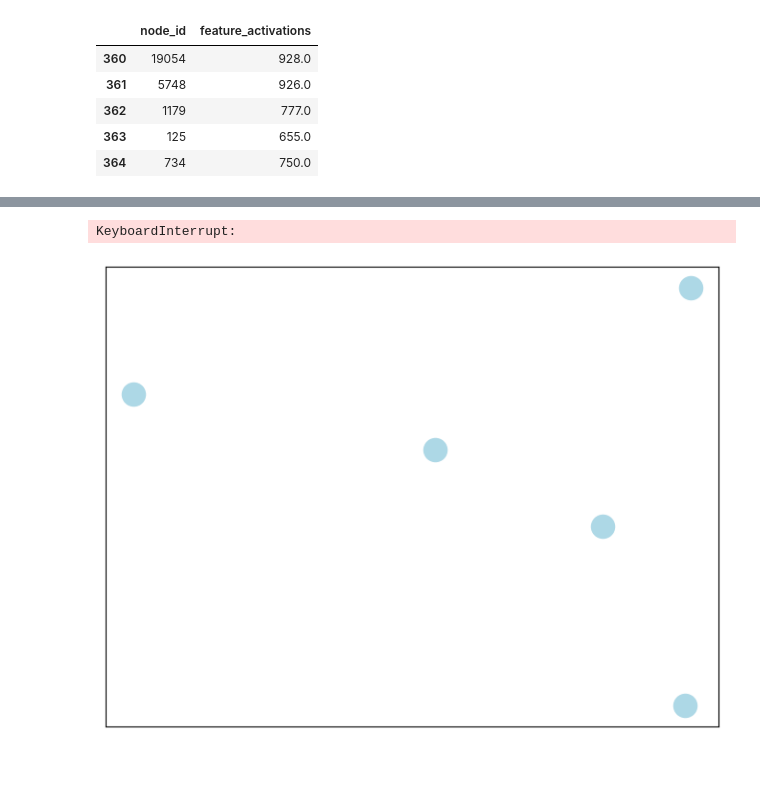
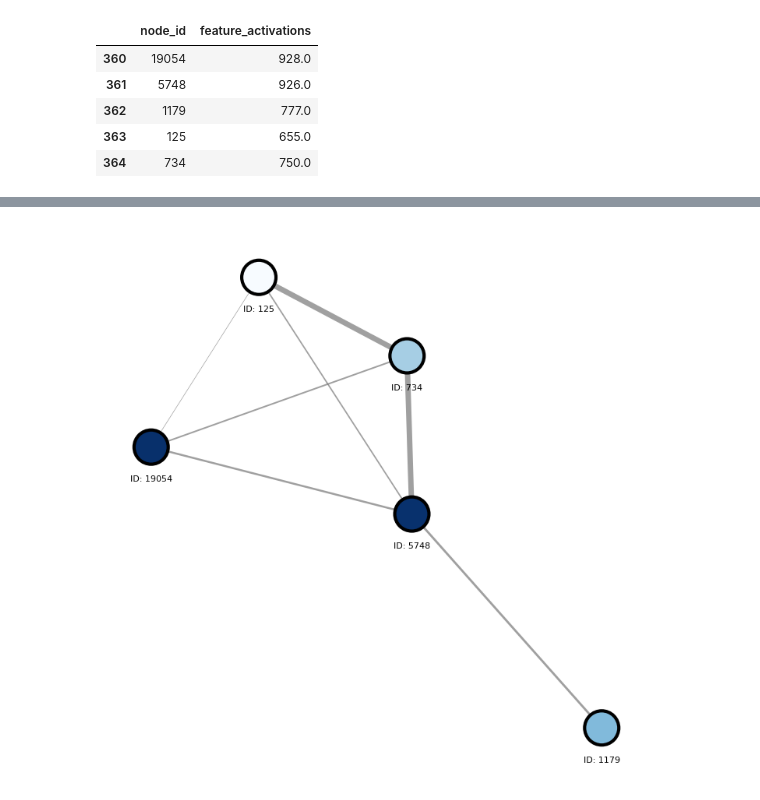
Before and after one commit to MClarke1991/sae_cooccurrence, a Jupyter notebook: temp/debug_plot_graph_from_matrix.ipynb, the cells around one changed output, grey strips where cells are left out. Drawn from its saved outputs; the diff is of its cells as text; code cells hidden in the pictures; blank space fills up the shorter version.

```diff
--- a/temp/debug_plot_graph_from_matrix.ipynb
+++ b/temp/debug_plot_graph_from_matrix.ipynb
@@ -62,20 +58,13 @@ node_df[node_df["node_id"] == 125]
-# %%
-# Create a mapping of new indices to original node IDs
-node_labels = {i: subgraph_nodes[i] for i in range(len(subgraph_nodes))}
-
-# Get edge weights from the subgraph_matrix
-edge_weights = [subgraph_matrix[u][v] for (u, v) in subgraph.edges()]
-
-# Plot the graph with weighted edges
-nx.draw(
-    subgraph,
-    with_labels=True,
-    labels=node_labels,
-    width=edge_weights * 1000000,  # Set edge thickness based on weights
-    edge_color="gray",  # Optional: makes edges easier to see
-    node_color="lightblue",  # Optional: better node visibility
-)
-plt.show()
-# %% [output]
-KeyboardInterrupt:
-[figure, removed]
+# %%
+def generate_subgraph_plot_data(thresholded_matrix, node_df, subgraph_id):
+    subgraph_df = node_df[node_df["subgraph_id"] == subgraph_id]
+    subgraph_df = subgraph_df[["node_id", "feature_activations"]]
+    subgraph_matrix = thresholded_matrix[subgraph_df["node_id"].tolist(), :][
+        :, subgraph_df["node_id"].tolist()
+    ]
+    subgraph = nx.from_numpy_array(subgraph_matrix)
+    return subgraph, subgraph_df
+# %%
+subgraph, subgraph_df = generate_subgraph_plot_data(
+    thresholded_matrix, node_df, subgraph_id
+)
@@ -81,0 +138,4 @@ KeyboardInterrupt:
+# %%
+plot_subgraph_static_v2(subgraph, subgraph_df)
+# %% [output]
+[figure, added]
```
Also changed, not shown: parts of 13 cells of this notebook.
